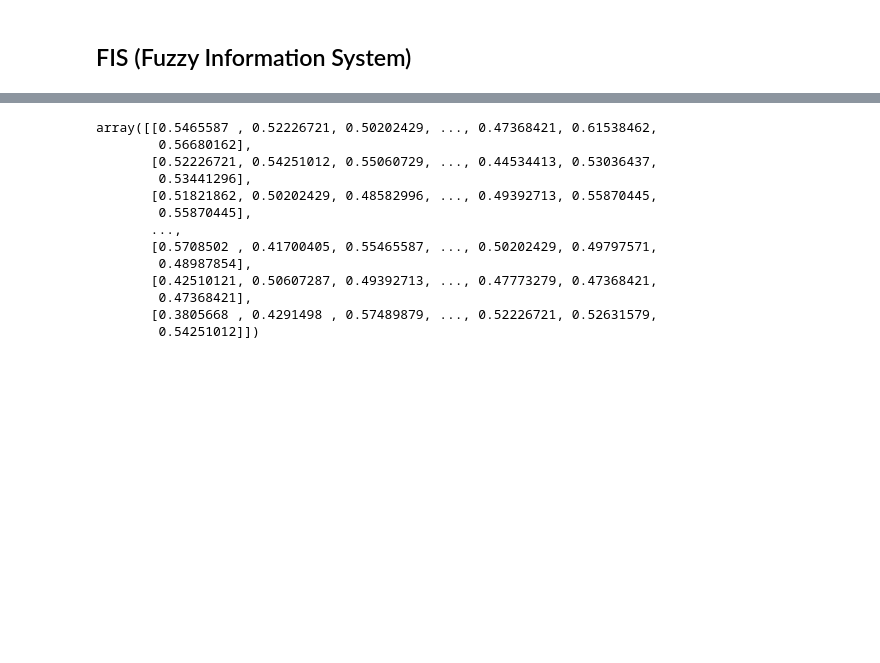
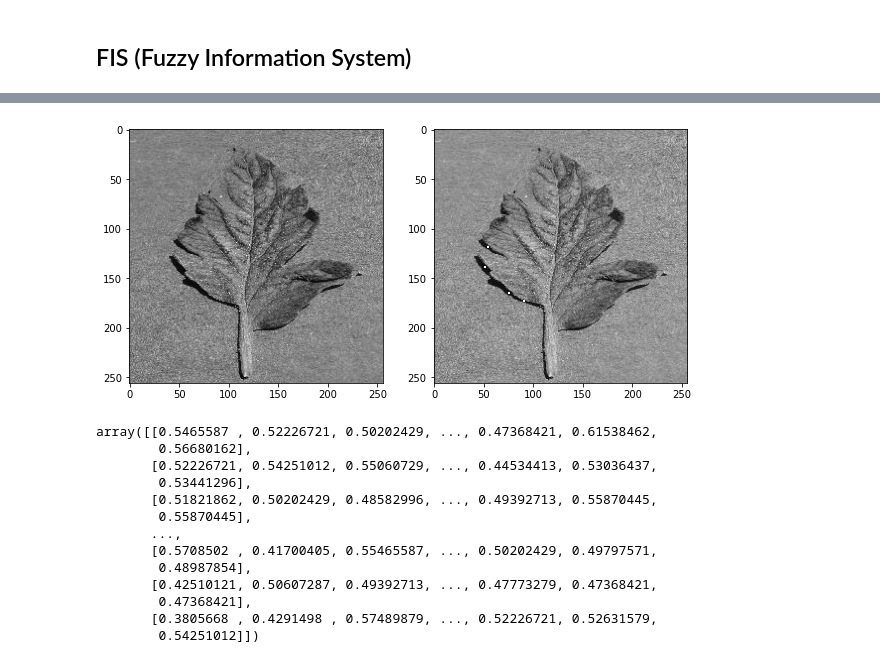
Before and after one commit to trifarameliniaa/SKRIPSI, a Jupyter notebook: file skripsinya fara.ipynb, the cells around one changed output, grey strips where cells are left out. Saved outputs shown, nothing was run; the diff lists cells and outputs as text; code cells hidden in the pictures; blank space fills up the shorter version.

```diff
--- a/file skripsinya fara.ipynb
+++ b/file skripsinya fara.ipynb
@@ -64,3 +80,17 @@ np.min(imgG_array),np.max(imgG_array)
+# %%
+def entropi(x):
+  e = -(x)*np.log2(x)
+  return e
+
+plt.figure(figsize=(10,5))
+plt.gray()
+plt.subplot(121)
+plt.imshow(img_fuzzy/256)
+plt.subplot(122)
+plt.imshow(entropi(img_fuzzy/256))
+plt.show()
+# %% [output]
+[figure, added]
 # %%
 def fungsi_linier(x):
   a = 0;
```
Also changed, not shown: parts of 4 cells of this notebook.
